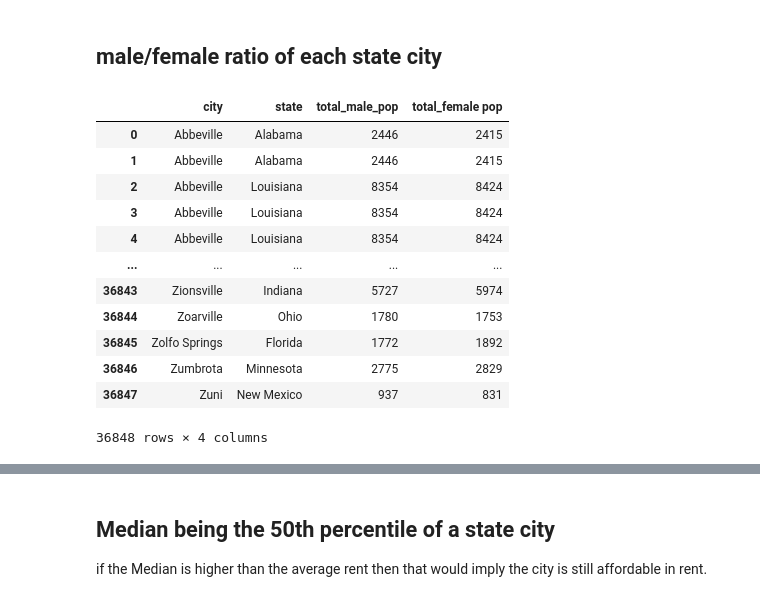
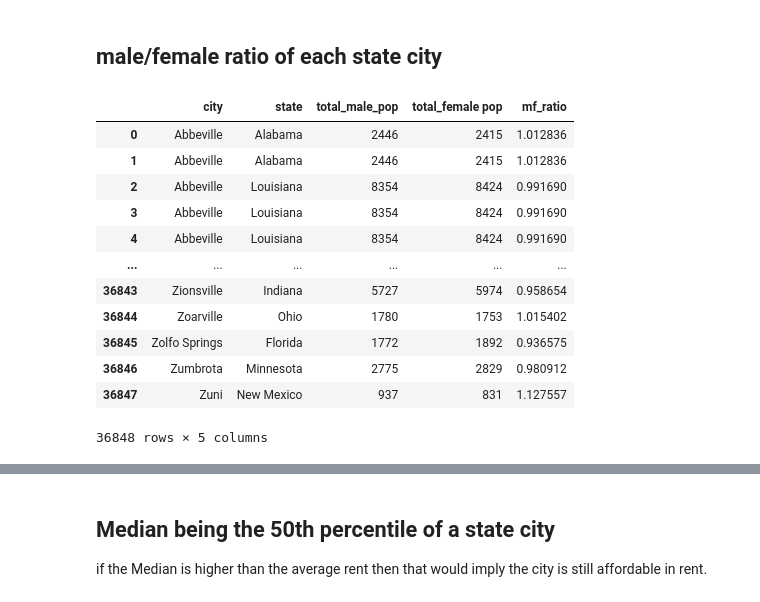
Before and after one commit to Tony363/Dataquest-modules, a Jupyter notebook: mortgage/Project_Final_draft.ipynb, the cells around one changed output, grey strips where cells are left out. Saved outputs shown, nothing was run; the diff lists cells and outputs as text; code cells hidden in the pictures.

```diff
--- a/mortgage/Project_Final_draft.ipynb
+++ b/mortgage/Project_Final_draft.ipynb
@@ -226,18 +226,18 @@ df = df.reset_index()
 # %% [markdown]
 ## male/female ratio of each state city
 # %%
-df.iloc[:,:4]
+df.iloc[:,:5]
 # %% [output]
-|  | city | state | total_male_pop | total_female pop |
-| 0 | Abbeville | Alabama | 2446 | 2415 |
-| 1 | Abbeville | Alabama | 2446 | 2415 |
-| 2 | Abbeville | Louisiana | 8354 | 8424 |
-| 3 | Abbeville | Louisiana | 8354 | 8424 |
-| 4 | Abbeville | Louisiana | 8354 | 8424 |
-| ... | ... | ... | ... | ... |
-| 36843 | Zionsville | Indiana | 5727 | 5974 |
-| 36844 | Zoarville | Ohio | 1780 | 1753 |
-| 36845 | Zolfo Springs | Florida | 1772 | 1892 |
-| 36846 | Zumbrota | Minnesota | 2775 | 2829 |
-| 36847 | Zuni | New Mexico | 937 | 831 |
+|  | city | state | total_male_pop | total_female pop | mf_ratio |
+| 0 | Abbeville | Alabama | 2446 | 2415 | 1.012836 |
+| 1 | Abbeville | Alabama | 2446 | 2415 | 1.012836 |
+| 2 | Abbeville | Louisiana | 8354 | 8424 | 0.991690 |
+| 3 | Abbeville | Louisiana | 8354 | 8424 | 0.991690 |
+| 4 | Abbeville | Louisiana | 8354 | 8424 | 0.991690 |
+| ... | ... | ... | ... | ... | ... |
+| 36843 | Zionsville | Indiana | 5727 | 5974 | 0.958654 |
+| 36844 | Zoarville | Ohio | 1780 | 1753 | 1.015402 |
+| 36845 | Zolfo Springs | Florida | 1772 | 1892 | 0.936575 |
+| 36846 | Zumbrota | Minnesota | 2775 | 2829 | 0.980912 |
+| 36847 | Zuni | New Mexico | 937 | 831 | 1.127557 |
-36848 rows × 4 columns
+36848 rows × 5 columns
```
Also changed, not shown: parts of 9 cells of this notebook.
